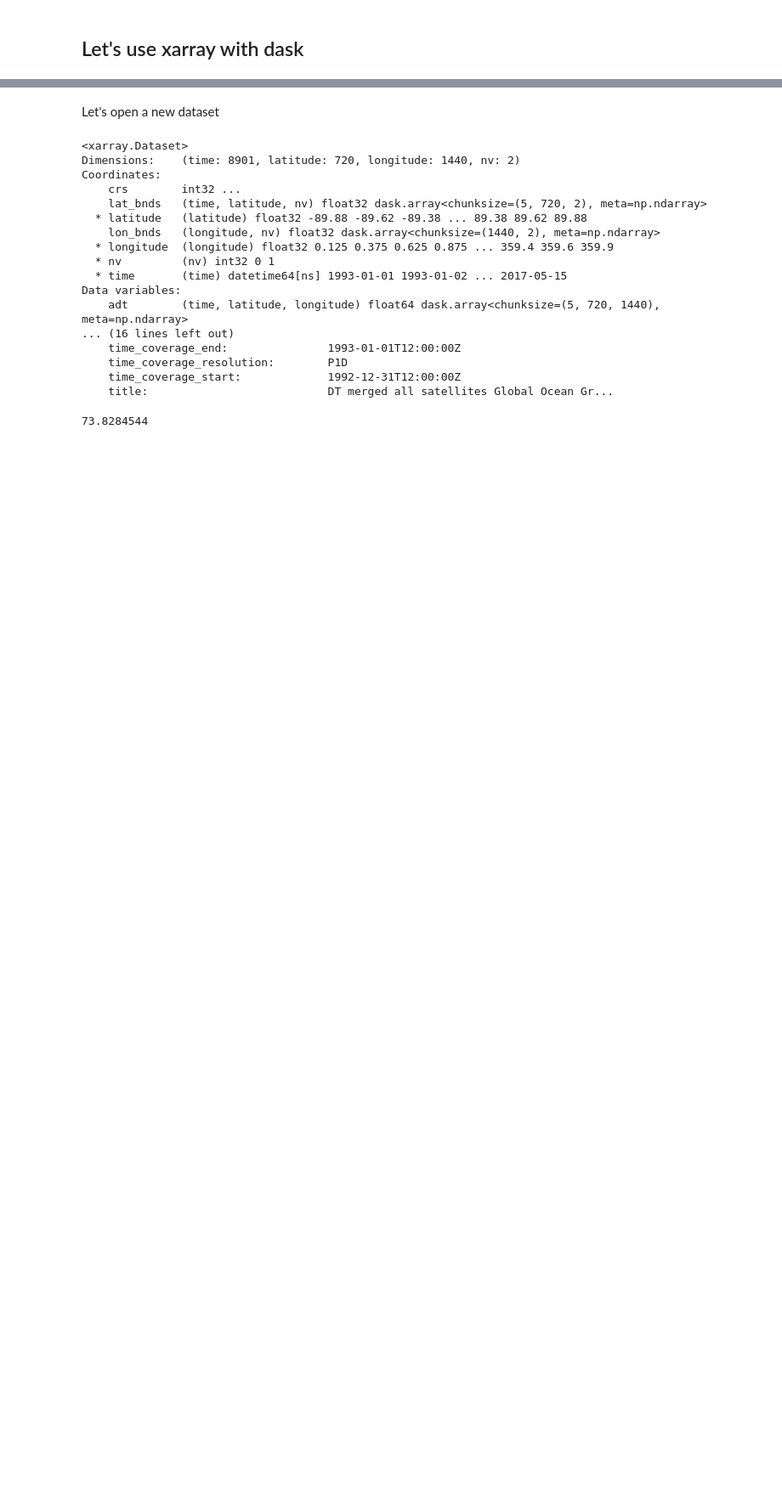
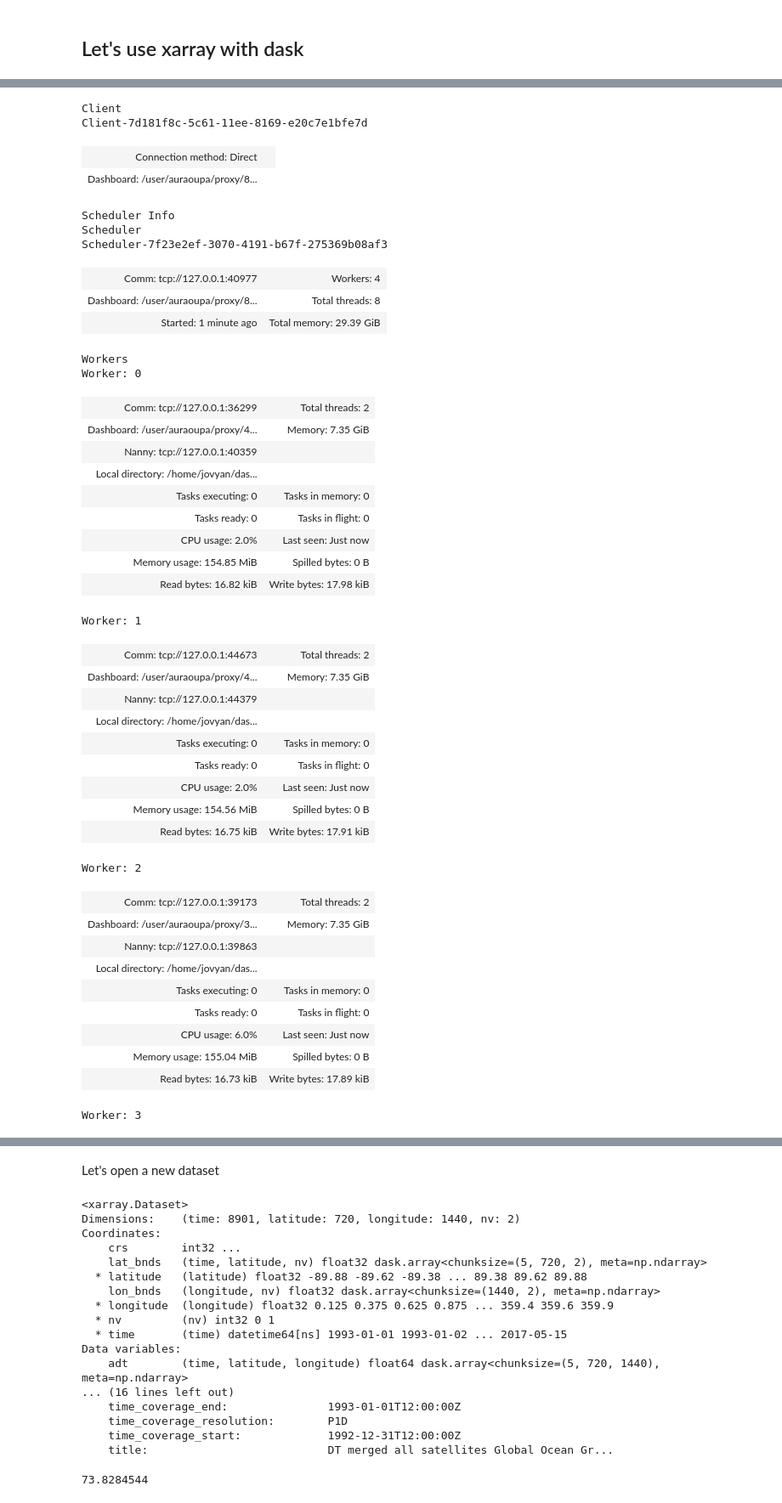
Before and after one commit to demo-dask-grenoble2023/demo-DRAKKAR, a Jupyter notebook: Filled.ipynb, the cells around one changed output, grey strips where cells are left out. Shown at 85% size. Saved outputs shown, nothing was run; the diff lists cells and outputs as text; code cells hidden in the pictures; blank space fills up the shorter version.

```diff
--- a/Filled.ipynb
+++ b/Filled.ipynb
@@ -374,0 +264,48 @@ Worker: 3
+# %%
+from dask.distributed import Client
+
+client = Client("tcp://127.0.0.1:40977")
+client
+# %% [output]
+Client
+Client-7d181f8c-5c61-11ee-8169-e20c7e1bfe7d
+| Connection method: Direct |  |
+| Dashboard: /user/auraoupa/proxy/8... |  |
+Scheduler Info
+Scheduler
+Scheduler-7f23e2ef-3070-4191-b67f-275369b08af3
+| Comm: tcp://127.0.0.1:40977 | Workers: 4 |
+| Dashboard: /user/auraoupa/proxy/8... | Total threads: 8 |
+| Started: 1 minute ago | Total memory: 29.39 GiB |
+Workers
+Worker: 0
+| Comm: tcp://127.0.0.1:36299 | Total threads: 2 |
+| Dashboard: /user/auraoupa/proxy/4... | Memory: 7.35 GiB |
+| Nanny: tcp://127.0.0.1:40359 |  |
+| Local directory: /home/jovyan/das... |  |
+| Tasks executing: 0 | Tasks in memory: 0 |
+| Tasks ready: 0 | Tasks in flight: 0 |
+| CPU usage: 2.0% | Last seen: Just now |
+| Memory usage: 154.85 MiB | Spilled bytes: 0 B |
+| Read bytes: 16.82 kiB | Write bytes: 17.98 kiB |
+Worker: 1
+| Comm: tcp://127.0.0.1:44673 | Total threads: 2 |
+| Dashboard: /user/auraoupa/proxy/4... | Memory: 7.35 GiB |
+| Nanny: tcp://127.0.0.1:44379 |  |
+| Local directory: /home/jovyan/das... |  |
+| Tasks executing: 0 | Tasks in memory: 0 |
+| Tasks ready: 0 | Tasks in flight: 0 |
+| CPU usage: 2.0% | Last seen: Just now |
+| Memory usage: 154.56 MiB | Spilled bytes: 0 B |
+| Read bytes: 16.75 kiB | Write bytes: 17.91 kiB |
+Worker: 2
+| Comm: tcp://127.0.0.1:39173 | Total threads: 2 |
+| Dashboard: /user/auraoupa/proxy/3... | Memory: 7.35 GiB |
+| Nanny: tcp://127.0.0.1:39863 |  |
+| Local directory: /home/jovyan/das... |  |
+| Tasks executing: 0 | Tasks in memory: 0 |
+| Tasks ready: 0 | Tasks in flight: 0 |
+| CPU usage: 6.0% | Last seen: Just now |
+| Memory usage: 155.04 MiB | Spilled bytes: 0 B |
+| Read bytes: 16.73 kiB | Write bytes: 17.89 kiB |
+Worker: 3
```
Also changed, not shown: parts of 30 cells of this notebook, 1 other file.
